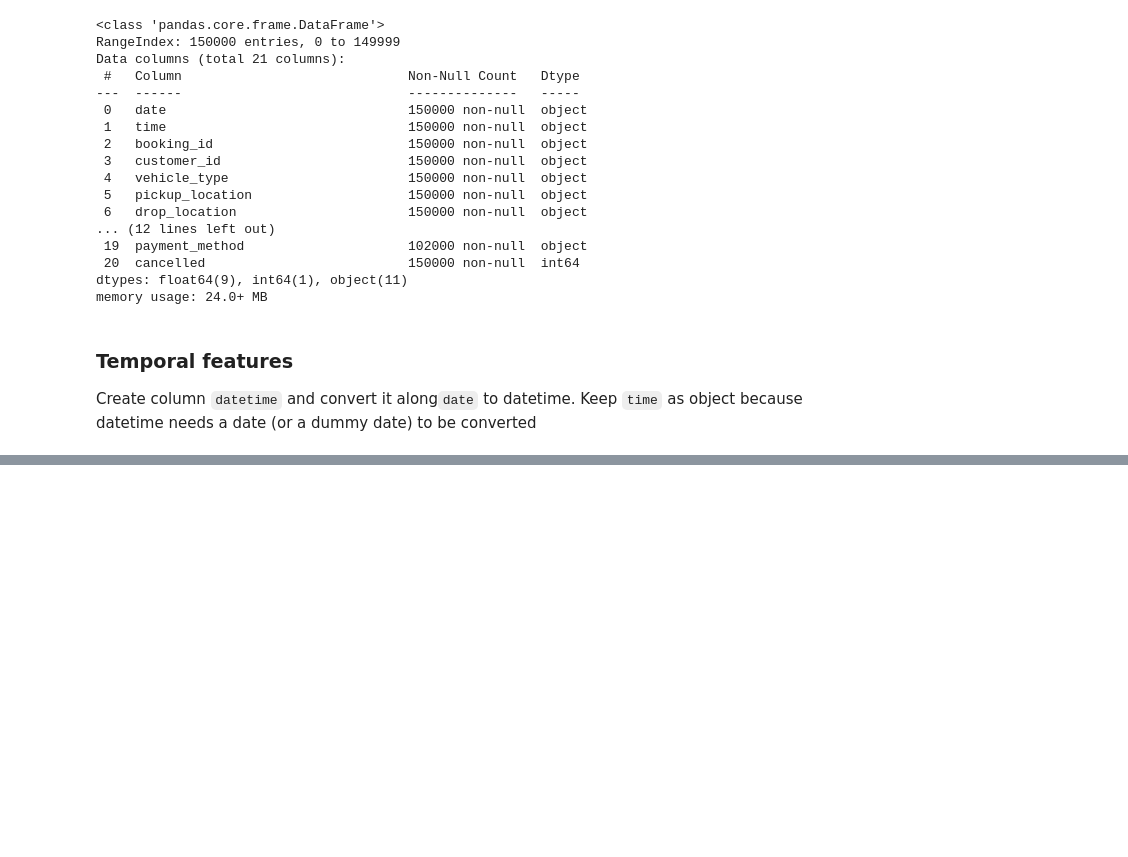
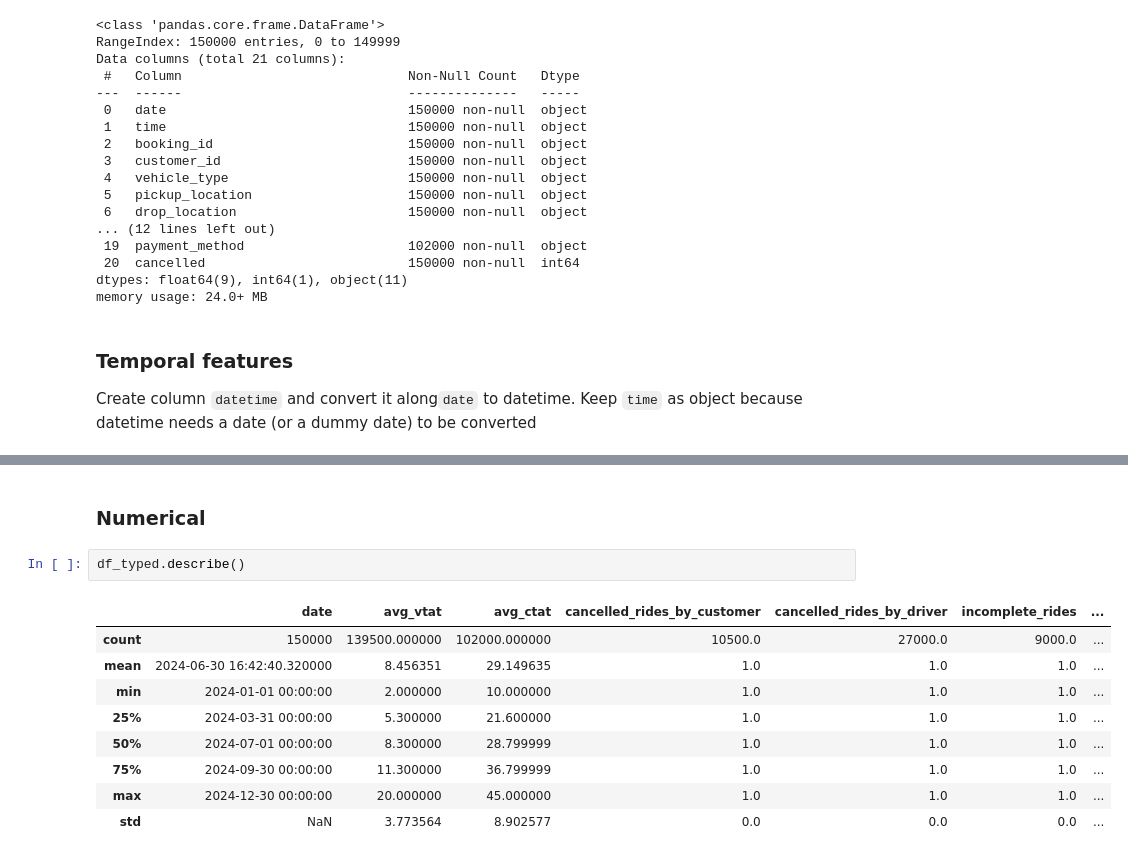
Before and after one commit to amaldu/uber-ride-cancellation-prediction, a Jupyter notebook: uber-analysis/notebooks/03_initial_data_inspection.ipynb, the cells around one changed output, grey strips where cells are left out. Saved outputs shown, nothing was run; the diff lists cells and outputs as text; blank space fills up the shorter version.

```diff
--- a/uber-analysis/notebooks/03_initial_data_inspection.ipynb
+++ b/uber-analysis/notebooks/03_initial_data_inspection.ipynb
@@ -239,0 +321,14 @@ int_columns = ["cancelled"]
+# %% [markdown]
+### Numerical
+# %%
+df_typed.describe()
+# %% [output]
+|  | date | avg_vtat | avg_ctat | cancelled_rides_by_customer | cancelled_rides_by_driver | incomplete_rides | ... |
+| count | 150000 | 139500.000000 | 102000.000000 | 10500.0 | 27000.0 | 9000.0 | ... |
+| mean | 2024-06-30 16:42:40.320000 | 8.456351 | 29.149635 | 1.0 | 1.0 | 1.0 | ... |
+| min | 2024-01-01 00:00:00 | 2.000000 | 10.000000 | 1.0 | 1.0 | 1.0 | ... |
+| 25% | 2024-03-31 00:00:00 | 5.300000 | 21.600000 | 1.0 | 1.0 | 1.0 | ... |
+| 50% | 2024-07-01 00:00:00 | 8.300000 | 28.799999 | 1.0 | 1.0 | 1.0 | ... |
+| 75% | 2024-09-30 00:00:00 | 11.300000 | 36.799999 | 1.0 | 1.0 | 1.0 | ... |
+| max | 2024-12-30 00:00:00 | 20.000000 | 45.000000 | 1.0 | 1.0 | 1.0 | ... |
+| std | NaN | 3.773564 | 8.902577 | 0.0 | 0.0 | 0.0 | ... |
```
Also changed, not shown: parts of 22 cells of this notebook.
